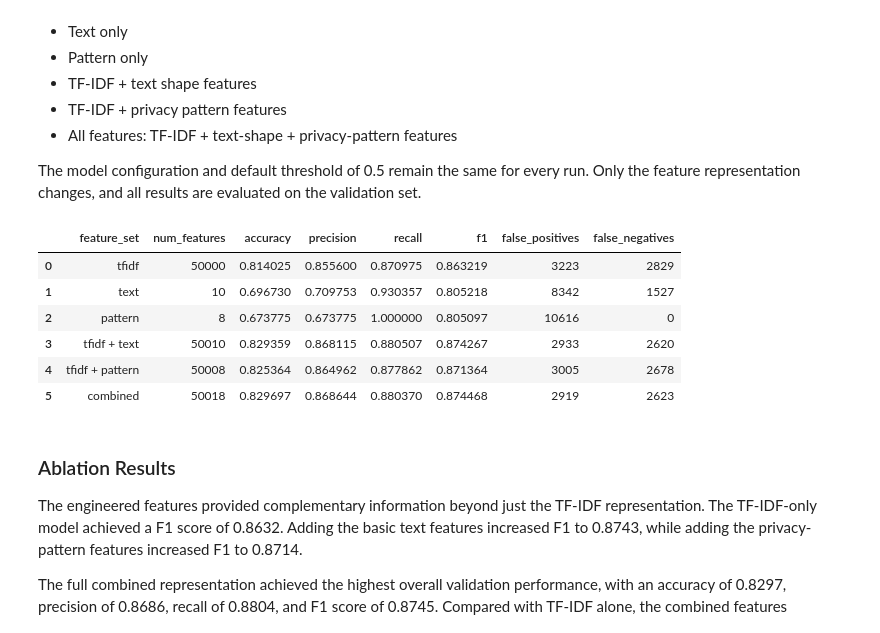
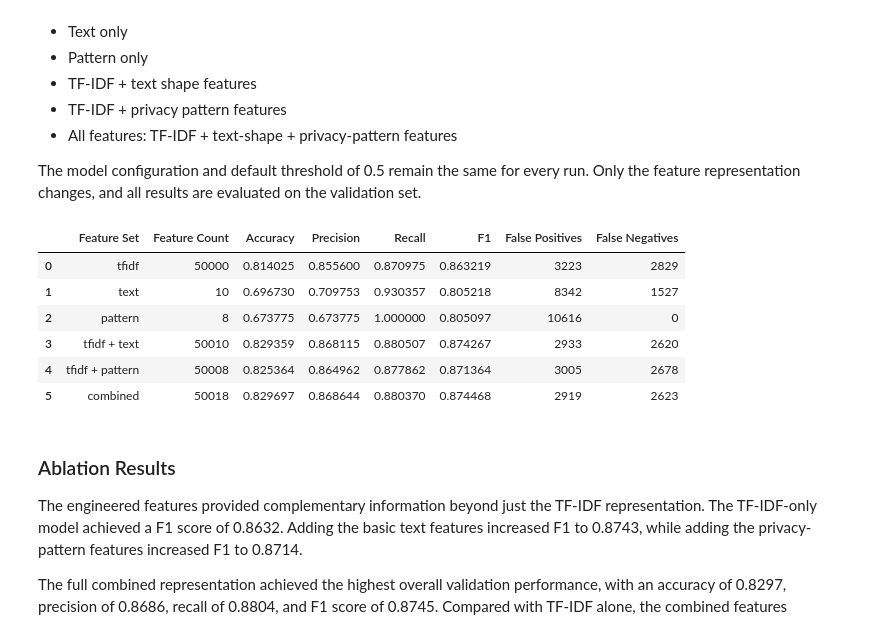
Before and after one commit to Cyber-207/cyber207_specialized_PII_detection_comparison, a Jupyter notebook: notebooks/03_classical_models.ipynb, the cells around one changed output. Saved outputs shown, nothing was run; the diff lists cells and outputs as text; code cells hidden in the pictures.

```diff
--- a/notebooks/03_classical_models.ipynb
+++ b/notebooks/03_classical_models.ipynb
@@ -393,42 +393,42 @@ text_val = load_npz(FEATURE_DIR / 'X_val_text.npz')
 pattern_train = load_npz(FEATURE_DIR / 'X_train_pattern.npz')
 pattern_val = load_npz(FEATURE_DIR / 'X_val_pattern.npz')
 
 combined_train = load_npz(FEATURE_DIR / 'X_train_combined.npz')
 combined_val = load_npz(FEATURE_DIR / 'X_val_combined.npz')
 
 feature_sets = {
     'tfidf': (tfidf_train, tfidf_val),
     'text': (text_train, text_val),
     'pattern': (pattern_train, pattern_val),
     'tfidf + text': (hstack([tfidf_train, text_train]).tocsr(), hstack([tfidf_val, text_val]).tocsr()),
     'tfidf + pattern': (hstack([tfidf_train, pattern_train]).tocsr(), hstack([tfidf_val, pattern_val]).tocsr()),
     'combined': (combined_train, combined_val)
 }
 
 ablation_results = []
 
 for feature_set, (train, val) in feature_sets.items():
     # train the same logistic regression config
     model = clone(lr)
     model.fit(train, train_labels)
     predictions = model.predict(val)
 
     tn, fp, fn, tp = confusion_matrix(val_labels, predictions).ravel()
 
     ablation_results.append({
-        'feature_set': feature_set,
-        'num_features': train.shape[1],
-        'accuracy': accuracy_score(val_labels, predictions),
-        'precision': precision_score(val_labels, predictions),
-        'recall': recall_score(val_labels, predictions),
-        'f1': f1_score(val_labels, predictions),
-        'false_positives': fp,
-        'false_negatives': fn
+        'Feature Set': feature_set,
+        'Feature Count': train.shape[1],
+        'Accuracy': accuracy_score(val_labels, predictions),
+        'Precision': precision_score(val_labels, predictions),
+        'Recall': recall_score(val_labels, predictions),
+        'F1': f1_score(val_labels, predictions),
+        'False Positives': fp,
+        'False Negatives': fn
     })
 
 pd.DataFrame(ablation_results)
 # %% [output]
-|  | feature_set | num_features | accuracy | precision | recall | f1 | false_positives | false_negatives |
+|  | Feature Set | Feature Count | Accuracy | Precision | Recall | F1 | False Positives | False Negatives |
 | 0 | tfidf | 50000 | 0.814025 | 0.855600 | 0.870975 | 0.863219 | 3223 | 2829 |
 | 1 | text | 10 | 0.696730 | 0.709753 | 0.930357 | 0.805218 | 8342 | 1527 |
 | 2 | pattern | 8 | 0.673775 | 0.673775 | 1.000000 | 0.805097 | 10616 | 0 |
```
Also changed, not shown: parts of 2 cells of this notebook.
